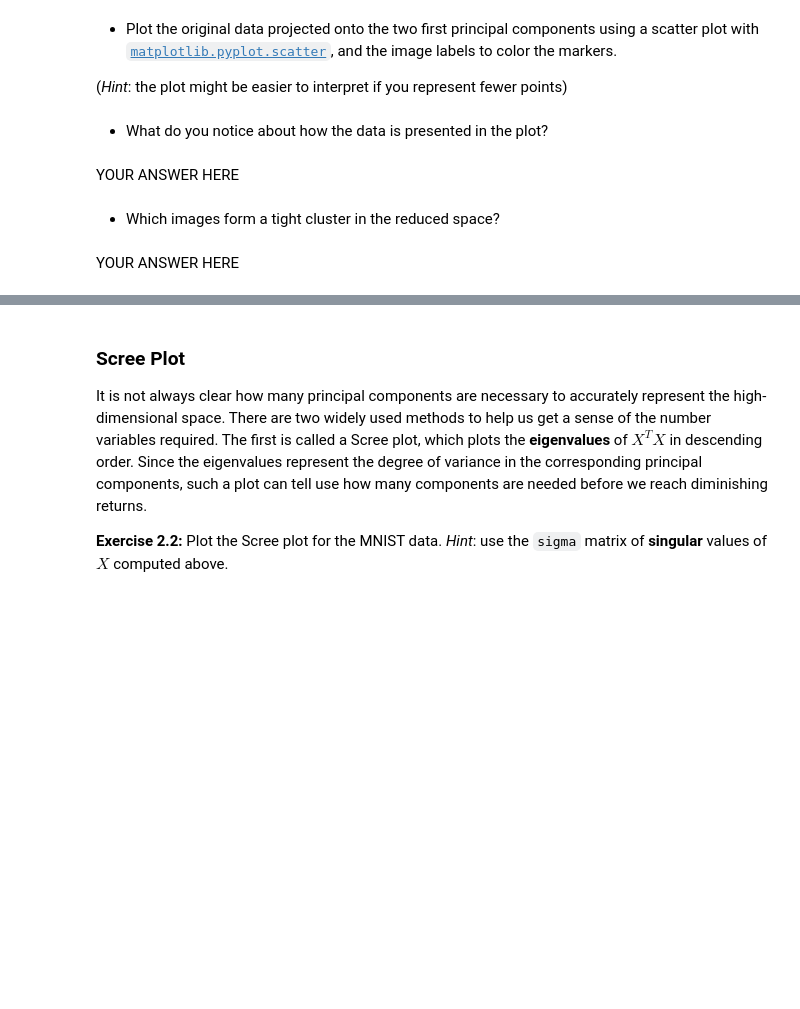
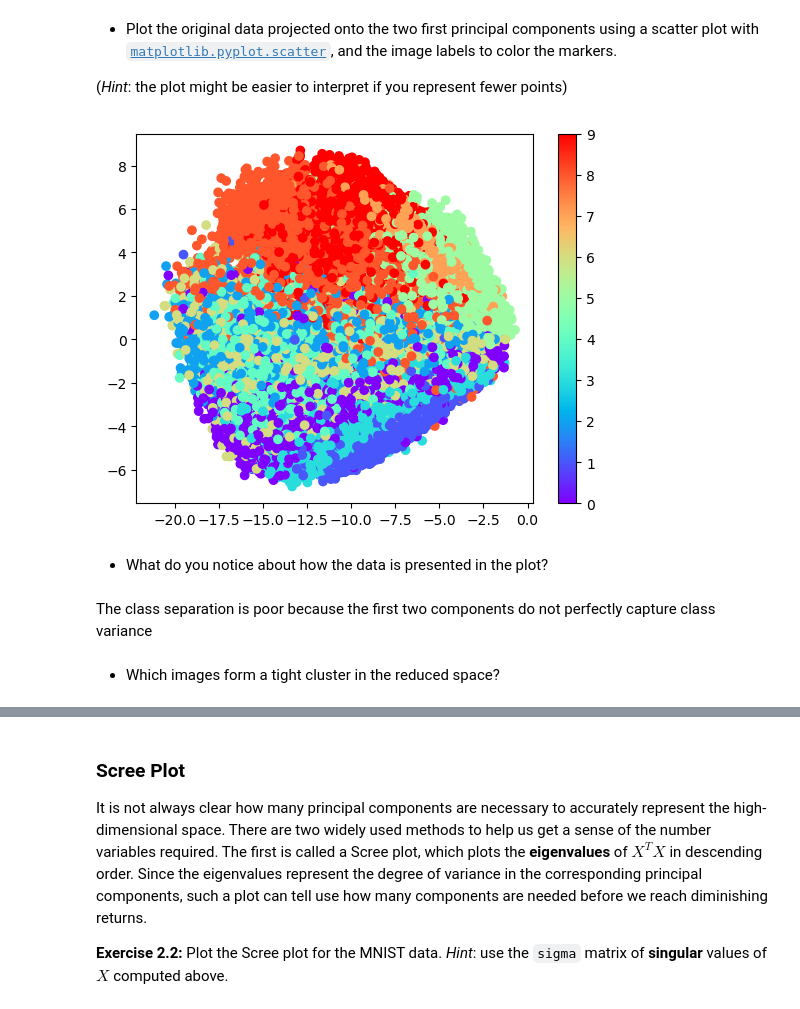
Before and after one commit to raulandrei00/Polytechnique_L2, a Jupyter notebook: machine_learning/lab9/lab_session_09.ipynb, the cells around one changed output, grey strips where cells are left out. Drawn from its saved outputs; the diff is of its cells as text; code cells hidden in the pictures; blank space fills up the shorter version.

```diff
--- a/machine_learning/lab9/lab_session_09.ipynb
+++ b/machine_learning/lab9/lab_session_09.ipynb
@@ -307,3 +305,5 @@ raise NotImplementedError()
+# %%
+u, sigma, w_transpose = np.linalg.svd(x_train_reshaped, full_matrices=False)
 # %% [markdown]
 - Compute the first two principal components by truncating the eigenvector matrix (*i.e.* the two first columns of $W$, denoted by $W_2$ in the [notations introduced above](#Step-2:-Principal-Component-Analysis-(PCA))).
 - Multiply the original data by the previous result (*i.e.* the the two first principal components): you obtain the projected data (onto the new PCA space), in other words $T_L$ for $L=2$ in the [notations introduced above](#Step-2:-Principal-Component-Analysis-(PCA)).
@@ -313,0 +310,4 @@ raise NotImplementedError()
+# %%
+T_2 = x_train_reshaped @ w_transpose[:2, :].T   # (60000, 784) @ (784, 2) -> (60000, 2)
+
+T_2, T_2.shape
@@ -323,8 +327,11 @@ plt.colorbar();
+# %%
+plt.scatter(T_2[:, 0], T_2[:, 1], c=y_train, cmap='rainbow')
+plt.colorbar();
+# %% [output]
+[figure, added]
 # %% [markdown]
 - What do you notice about how the data is presented in the plot?
-# %% [markdown]
-YOUR ANSWER HERE
+# %% [markdown]
+The class separation is poor because the first two components do not perfectly capture class variance
 # %% [markdown]
 - Which images form a tight cluster in the reduced space?
-# %% [markdown]
-YOUR ANSWER HERE
```
Also changed, not shown: parts of 28 cells of this notebook.
